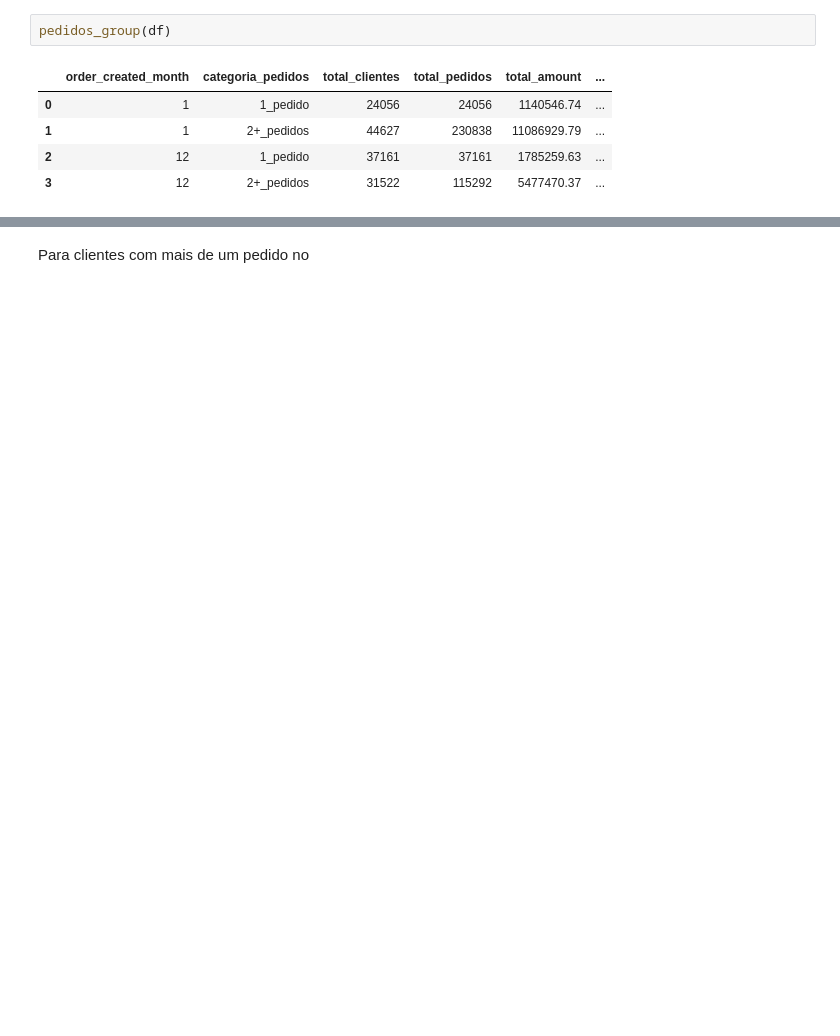
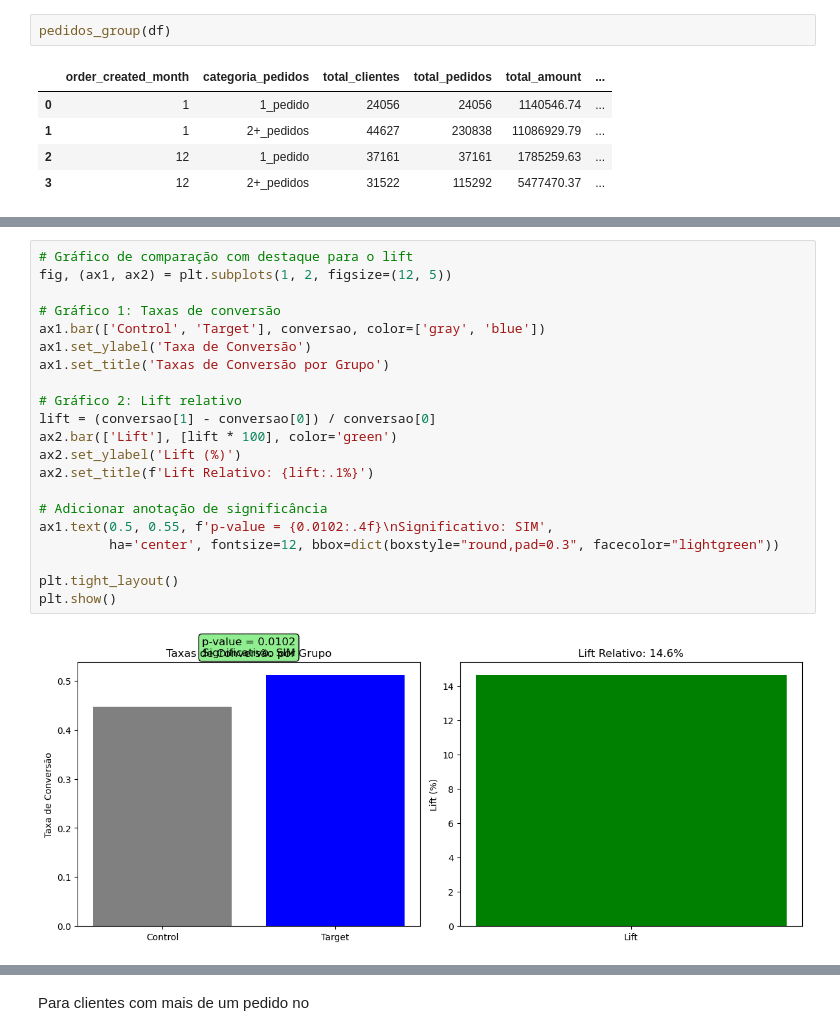
Before and after one commit to elianezanlorense/ifood_cs, a Jupyter notebook: code/notebook/05.cli_res.ipynb, the cells around one changed output, grey strips where cells are left out. Cells and saved outputs as stored; diff of their text form; blank space fills up the shorter version.

```diff
--- a/code/notebook/05.cli_res.ipynb
+++ b/code/notebook/05.cli_res.ipynb
@@ -480,0 +793,23 @@ print(f"• Para detectar +10% relativo: {amostras_necessarias.iloc[1]['total_cl
+# %%
+# Gráfico de comparação com destaque para o lift
+fig, (ax1, ax2) = plt.subplots(1, 2, figsize=(12, 5))
+
+# Gráfico 1: Taxas de conversão
+ax1.bar(['Control', 'Target'], conversao, color=['gray', 'blue'])
+ax1.set_ylabel('Taxa de Conversão')
+ax1.set_title('Taxas de Conversão por Grupo')
+
+# Gráfico 2: Lift relativo
+lift = (conversao[1] - conversao[0]) / conversao[0]
+ax2.bar(['Lift'], [lift * 100], color='green')
+ax2.set_ylabel('Lift (%)')
+ax2.set_title(f'Lift Relativo: {lift:.1%}')
+
+# Adicionar anotação de significância
+ax1.text(0.5, 0.55, f'p-value = {0.0102:.4f}\nSignificativo: SIM',
+         ha='center', fontsize=12, bbox=dict(boxstyle="round,pad=0.3", facecolor="lightgreen"))
+
+plt.tight_layout()
+plt.show()
+# %% [output]
+[figure, added]
```
Also changed, not shown: parts of 36 cells of this notebook.
